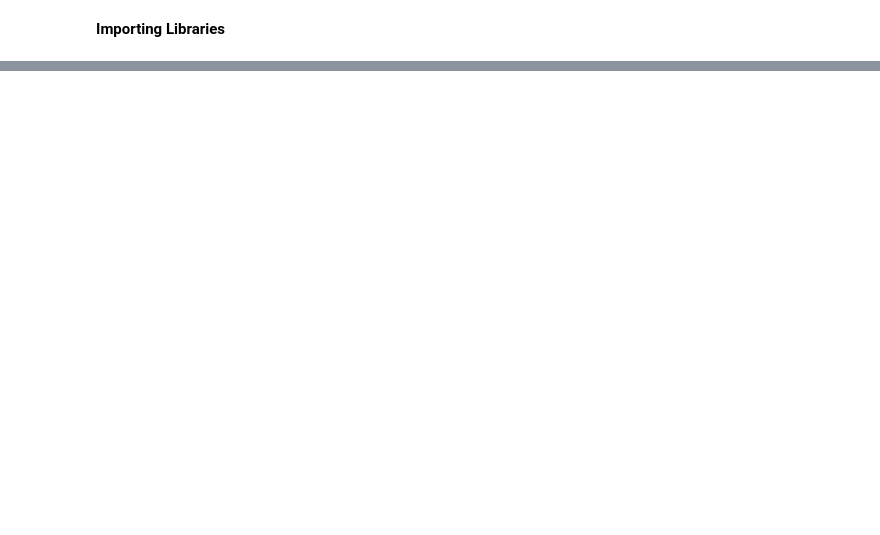
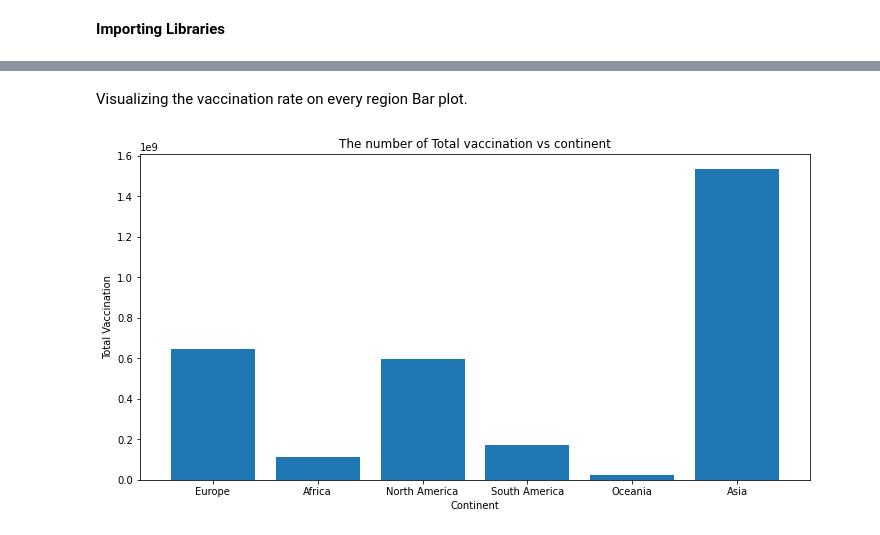
Before and after one commit to MizanMustakim/Big_Data_project_summer_semester, a Jupyter notebook: Big_data_project.ipynb, the cells around one changed output, grey strips where cells are left out. Drawn from its saved outputs; the diff is of its cells as text; code cells hidden in the pictures; blank space fills up the shorter version.

```diff
--- a/Big_data_project.ipynb
+++ b/Big_data_project.ipynb
@@ -301,0 +485,5 @@ output.write.format('json').save('filtered.json')
+# %%
+data = ["TotalCases", "NewCases", "NewDeaths", "TotalDeaths", "TotalRecovered", "new_vaccinations", "total_vaccinations", "people_vaccinated", "population"]
+
+for i in data:
+    final_data = final_data.withColumn(i, final_data[i].cast(IntegerType()))
@@ -301,0 +505,2 @@ output.write.format('json').save('filtered.json')
+# %%
+final_data = final_data.na.fill(value=0)
@@ -301,0 +511,8 @@ output.write.format('json').save('filtered.json')
+# %%
+final_data.registerTempTable("final_data")
+c = spark.sql("SELECT continent, SUM(TotalDeaths) as TotalDeaths, \
+              SUM(total_vaccinations) as total_vaccinations, \
+              SUM(TotalRecovered) as TotalRecovered \
+              FROM final_data \
+              GROUP BY continent")
+c.show()
@@ -301,0 +532,5 @@ output.write.format('json').save('filtered.json')
+# %%
+total_death = c.select("TotalDeaths").rdd.flatMap(list).collect()
+continent = c.select("continent").rdd.flatMap(list).collect()
+total_vaccinations = c.select("total_vaccinations").rdd.flatMap(list).collect()
+TotalRecovered = c.select("TotalRecovered").rdd.flatMap(list).collect()
@@ -301,0 +547,12 @@ output.write.format('json').save('filtered.json')
+# %% [markdown]
+Visualizing the vaccination rate on every region Bar plot.
+# %%
+fig = plt.figure(figsize=(12, 6))
+
+plt.bar(continent,total_vaccinations)
+plt.xlabel("Continent")
+plt.ylabel("Total Vaccination")
+plt.title("The number of Total vaccination vs continent")
+plt.show()
+# %% [output]
+[figure, added]
```
Also changed, not shown: parts of 83 cells of this notebook.
